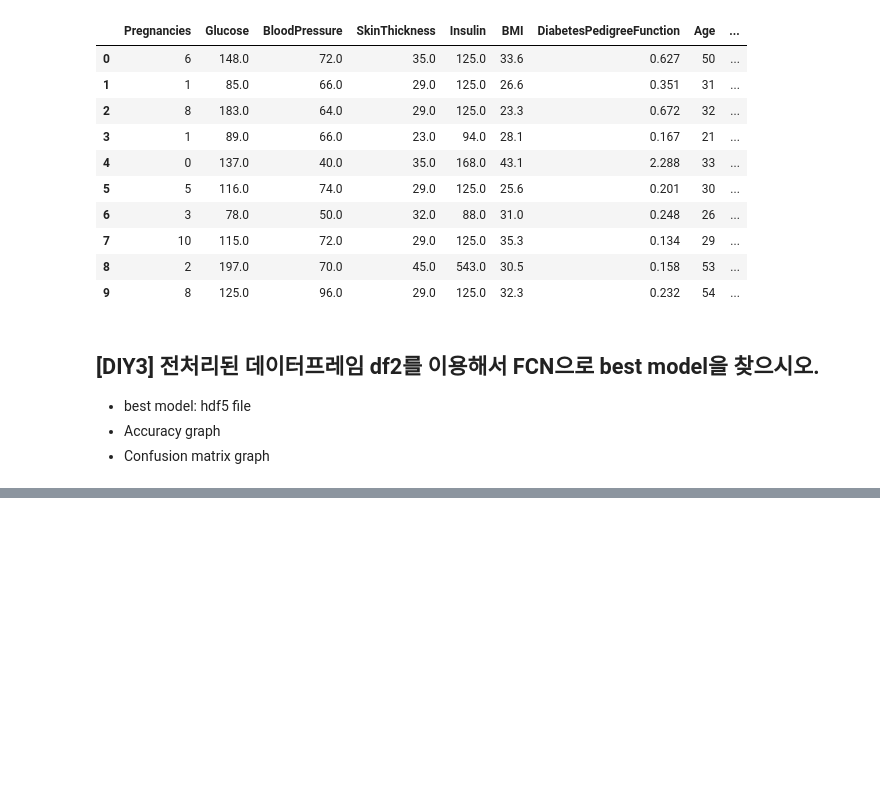
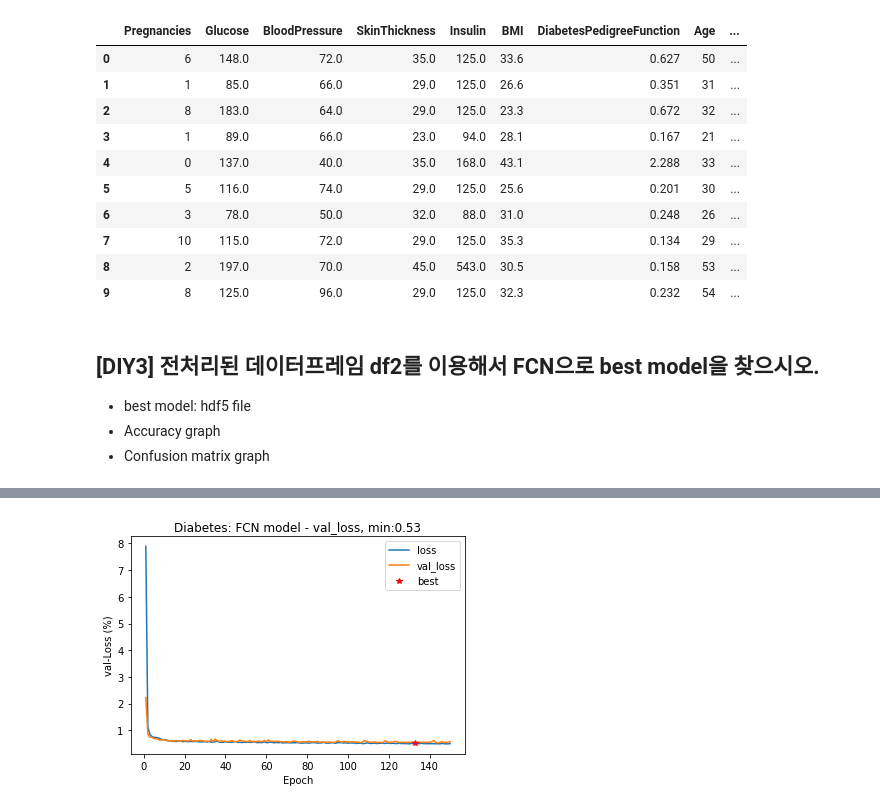
Before and after one commit to Hee0305/Biological-signal-mining, a Jupyter notebook: py-tensorflow/DL1-FCN/proj01_diabetes_FCN_final.ipynb, the cells around one changed output, grey strips where cells are left out. Cells and saved outputs as stored; diff of their text form; code cells hidden in the pictures; blank space fills up the shorter version.

```diff
--- a/py-tensorflow/DL1-FCN/proj01_diabetes_FCN_final.ipynb
+++ b/py-tensorflow/DL1-FCN/proj01_diabetes_FCN_final.ipynb
@@ -569,0 +616,18 @@ df2.head(10)
+# %%
+# 훈련 데이터와 검증 데이터에 대한 loss 시각화.
+epochs = range(1, len(hist.history['loss']) + 1)
+
+loss_list = hist.history['loss'] #[100 * i for i in history.history['loss']]
+vloss_list = hist.history['val_loss'] #[100 * i for i in history.history['val_loss']]
+
+plt.plot(epochs,loss_list)
+plt.plot(epochs,vloss_list)
+
+plt.plot(np.argmin(np.array(vloss_list))+1,vloss_list[np.argmin(np.array(vloss_list))], 'r*')
+plt.title('Diabetes: FCN model - val_loss, min:' + str(np.round(vloss_list[np.argmin(np.array(vloss_list))],2)))
+plt.ylabel('val-Loss (%)')
+plt.xlabel('Epoch')
+plt.legend(['loss','val_loss','best'], loc='best')
+plt.show()
+# %% [output]
+[figure, added]
```
Also changed, not shown: parts of 15 cells of this notebook.
